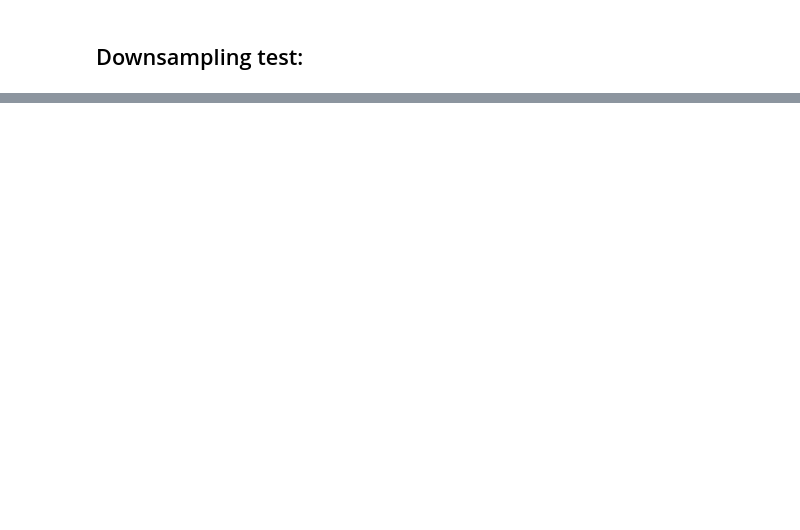
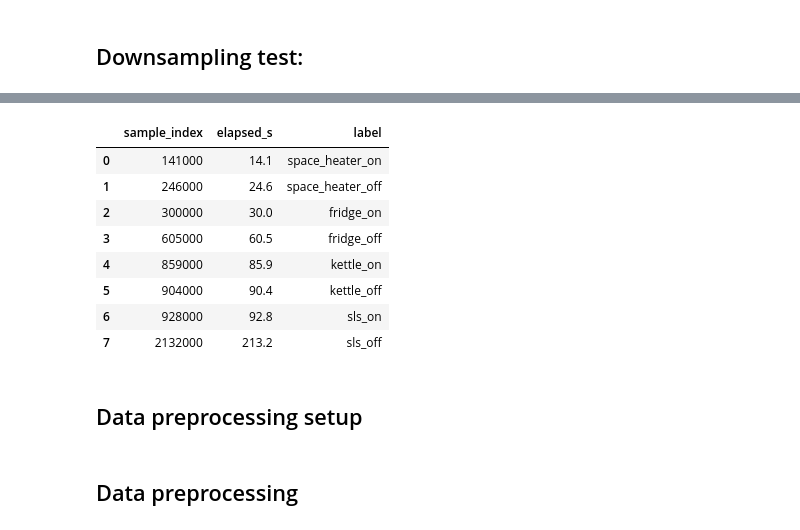
Before and after one commit to koyae/disag-with-light, a Jupyter notebook: train_and_compare.ipynb, the cells around one changed output, grey strips where cells are left out. Cells and saved outputs as stored; diff of their text form; code cells hidden in the pictures; blank space fills up the shorter version.

```diff
--- a/train_and_compare.ipynb
+++ b/train_and_compare.ipynb
@@ -47,0 +143,16 @@ print(sample1)
+# %%
+#STRIPME
+
+pd.read_csv("data/events_20260501_034916_led_4-device_speedwalk_10000_hz.csv", nrows=20)
+# %% [output]
+|  | sample_index | elapsed_s | label |
+| 0 | 141000 | 14.1 | space_heater_on |
+| 1 | 246000 | 24.6 | space_heater_off |
+| 2 | 300000 | 30.0 | fridge_on |
+| 3 | 605000 | 60.5 | fridge_off |
+| 4 | 859000 | 85.9 | kettle_on |
+| 5 | 904000 | 90.4 | kettle_off |
+| 6 | 928000 | 92.8 | sls_on |
+| 7 | 2132000 | 213.2 | sls_off |
+# %% [markdown]
+## Data preprocessing setup
@@ -47,0 +257,2 @@ print(sample1)
+# %% [markdown]
+## Data preprocessing
```
Also changed, not shown: parts of 16 cells of this notebook, 1 other file.
